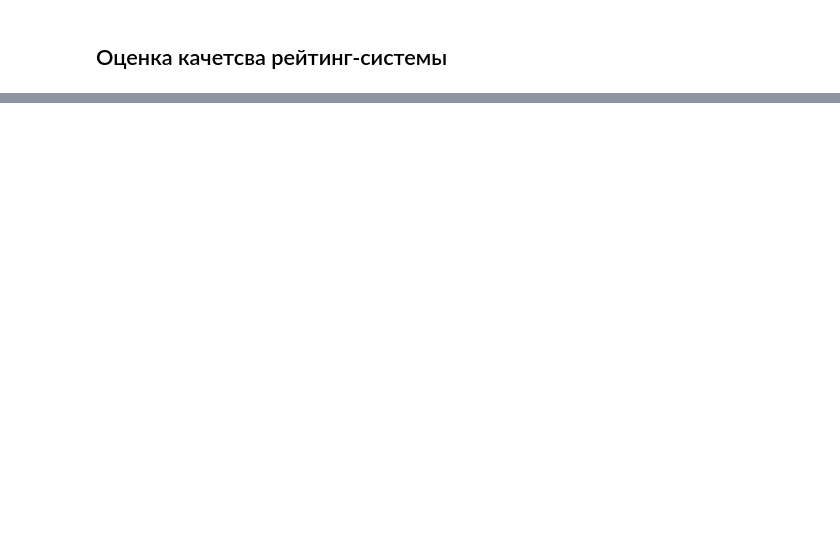
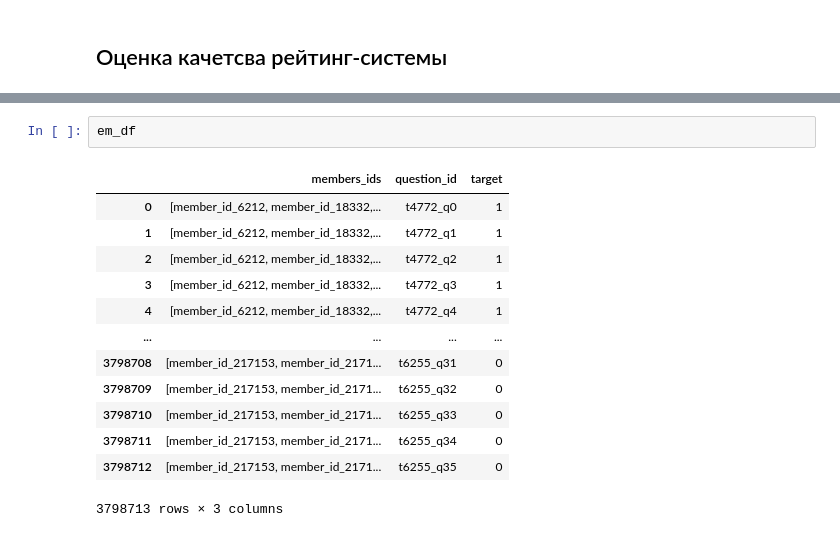
Before and after one commit to AmpiroMax/VK_AML, a Jupyter notebook: hw2/solution.ipynb, the cells around one changed output, grey strips where cells are left out. Cells and saved outputs as stored; diff of their text form; blank space fills up the shorter version.

```diff
--- a/hw2/solution.ipynb
+++ b/hw2/solution.ipynb
@@ -229,0 +320,16 @@ ID участника команды: 4270
+# %%
+em_df
+# %% [output]
+|  | members_ids | question_id | target |
+| 0 | [member_id_6212, member_id_18332,... | t4772_q0 | 1 |
+| 1 | [member_id_6212, member_id_18332,... | t4772_q1 | 1 |
+| 2 | [member_id_6212, member_id_18332,... | t4772_q2 | 1 |
+| 3 | [member_id_6212, member_id_18332,... | t4772_q3 | 1 |
+| 4 | [member_id_6212, member_id_18332,... | t4772_q4 | 1 |
+| ... | ... | ... | ... |
+| 3798708 | [member_id_217153, member_id_2171... | t6255_q31 | 0 |
+| 3798709 | [member_id_217153, member_id_2171... | t6255_q32 | 0 |
+| 3798710 | [member_id_217153, member_id_2171... | t6255_q33 | 0 |
+| 3798711 | [member_id_217153, member_id_2171... | t6255_q34 | 0 |
+| 3798712 | [member_id_217153, member_id_2171... | t6255_q35 | 0 |
+3798713 rows × 3 columns
```
Also changed, not shown: parts of 29 cells of this notebook.
